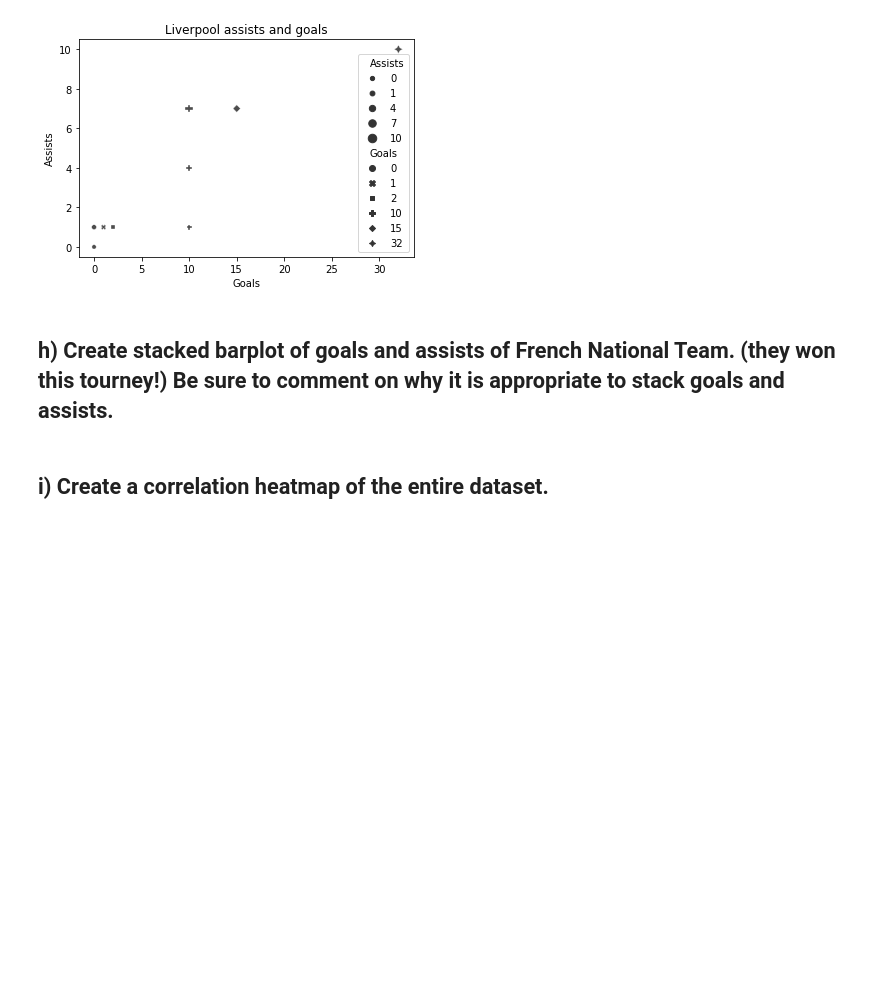
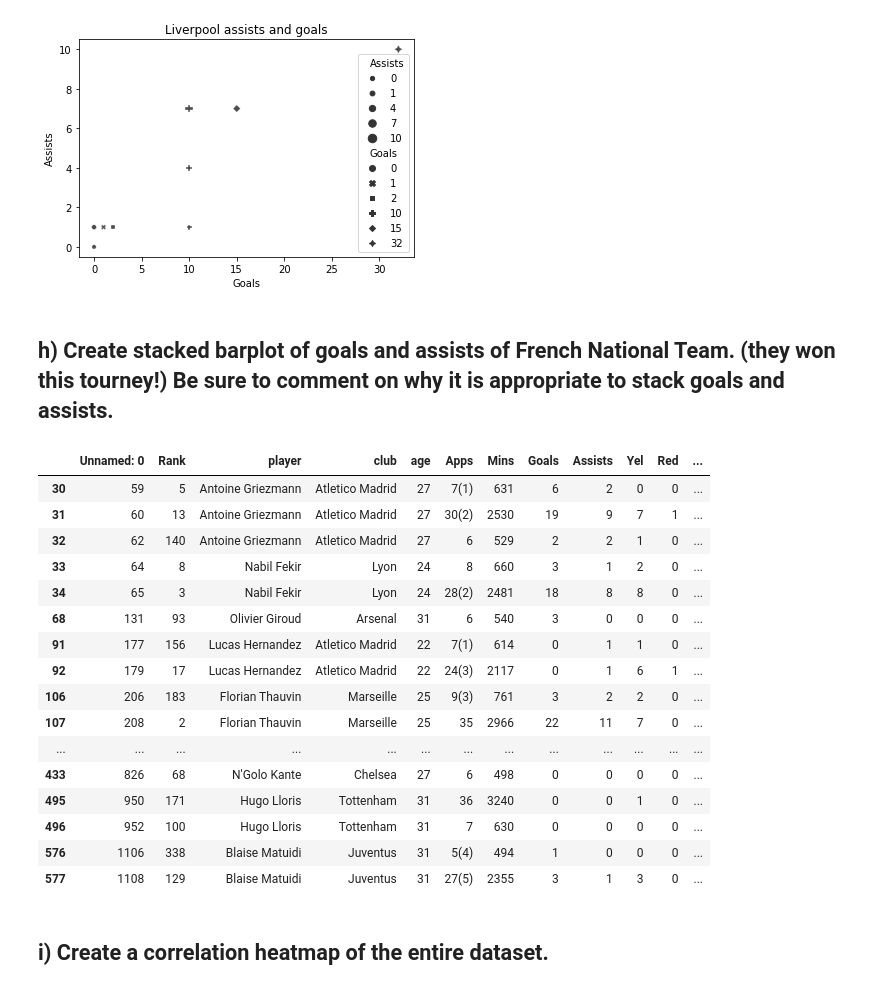
Before and after one commit to bidhan7/Test, a Jupyter notebook: Exam3.ipynb, the cells around one changed output. Saved outputs shown, nothing was run; the diff lists cells and outputs as text; code cells hidden in the pictures; blank space fills up the shorter version.

```diff
--- a/Exam3.ipynb
+++ b/Exam3.ipynb
@@ -156,6 +156,27 @@ ax = sns.scatterplot(data = d,  x = 'Goals', y = 'Assists', style = 'Goals', siz
 [figure]
 # %% [markdown]
 ## h) Create stacked barplot of goals and assists of French National Team. (they won this tourney!) Be sure to comment on why it is appropriate to stack goals and assists.
+# %%
+french=df.loc[df["nationality"]=="France"]
+french
+# %% [output]
+|  | Unnamed: 0 | Rank | player | club | age | Apps | Mins | Goals | Assists | Yel | Red | ... |
+| 30 | 59 | 5 | Antoine Griezmann | Atletico Madrid | 27 | 7(1) | 631 | 6 | 2 | 0 | 0 | ... |
+| 31 | 60 | 13 | Antoine Griezmann | Atletico Madrid | 27 | 30(2) | 2530 | 19 | 9 | 7 | 1 | ... |
+| 32 | 62 | 140 | Antoine Griezmann | Atletico Madrid | 27 | 6 | 529 | 2 | 2 | 1 | 0 | ... |
+| 33 | 64 | 8 | Nabil Fekir | Lyon | 24 | 8 | 660 | 3 | 1 | 2 | 0 | ... |
+| 34 | 65 | 3 | Nabil Fekir | Lyon | 24 | 28(2) | 2481 | 18 | 8 | 8 | 0 | ... |
+| 68 | 131 | 93 | Olivier Giroud | Arsenal | 31 | 6 | 540 | 3 | 0 | 0 | 0 | ... |
+| 91 | 177 | 156 | Lucas Hernandez | Atletico Madrid | 22 | 7(1) | 614 | 0 | 1 | 1 | 0 | ... |
+| 92 | 179 | 17 | Lucas Hernandez | Atletico Madrid | 22 | 24(3) | 2117 | 0 | 1 | 6 | 1 | ... |
+| 106 | 206 | 183 | Florian Thauvin | Marseille | 25 | 9(3) | 761 | 3 | 2 | 2 | 0 | ... |
+| 107 | 208 | 2 | Florian Thauvin | Marseille | 25 | 35 | 2966 | 22 | 11 | 7 | 0 | ... |
+| ... | ... | ... | ... | ... | ... | ... | ... | ... | ... | ... | ... | ... |
+| 433 | 826 | 68 | N'Golo Kante | Chelsea | 27 | 6 | 498 | 0 | 0 | 0 | 0 | ... |
+| 495 | 950 | 171 | Hugo Lloris | Tottenham | 31 | 36 | 3240 | 0 | 0 | 1 | 0 | ... |
+| 496 | 952 | 100 | Hugo Lloris | Tottenham | 31 | 7 | 630 | 0 | 0 | 0 | 0 | ... |
+| 576 | 1106 | 338 | Blaise Matuidi | Juventus | 31 | 5(4) | 494 | 1 | 0 | 0 | 0 | ... |
+| 577 | 1108 | 129 | Blaise Matuidi | Juventus | 31 | 27(5) | 2355 | 3 | 1 | 3 | 0 | ... |
 # %% [markdown]
 ## i) Create a correlation heatmap of the entire dataset.
 # %%
```
